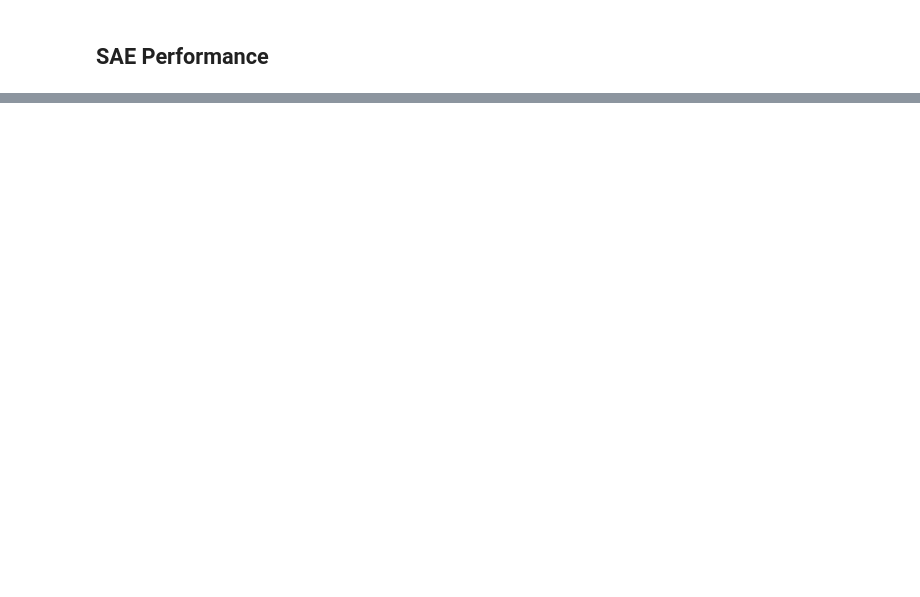
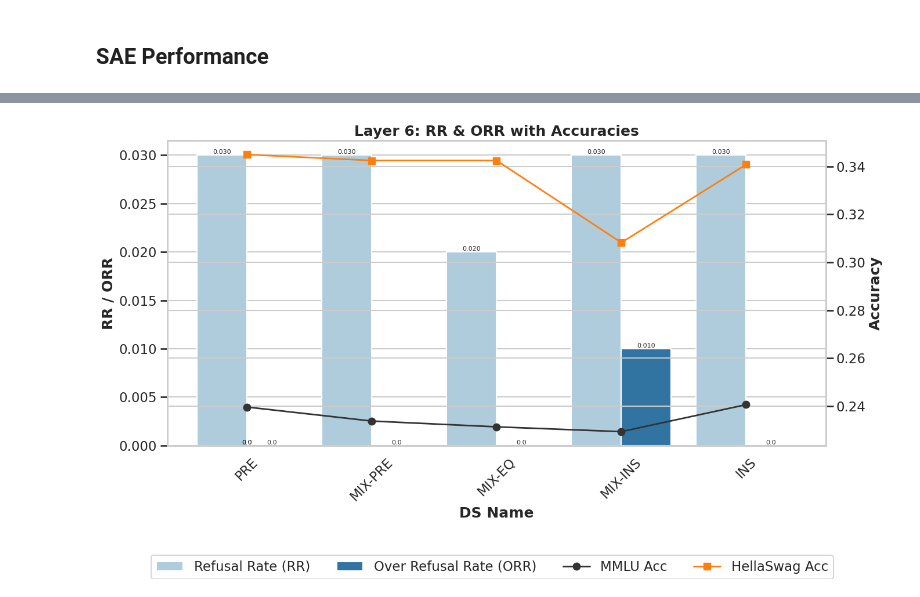
Before and after one commit to MisterXY89/sae-refusal-eval, a Jupyter notebook: src/result-reporting.ipynb, the cells around one changed output, grey strips where cells are left out. Drawn from its saved outputs; the diff is of its cells as text; code cells hidden in the pictures; blank space fills up the shorter version.

```diff
--- a/src/result-reporting.ipynb
+++ b/src/result-reporting.ipynb
@@ -611,0 +674,94 @@ merged_df
+# %%
+def plot_sae_perf(merged_df: pd.DataFrame,
+                  results_path: str = "results/visualizations",
+                  filename_template: str = "layer_{layer}_rr_orr_acc.png"):
+    """
+    For each layer, draw RR & ORR bars (with 'PRE' shown as regular datapoint),
+    and overlay MMLU & HellaSwag accuracy lines.
+
+    X-axis order fixed to: PRE, MIX-PRE, MIX-EQ, MIX-INS, INS.
+    """
+    Path(results_path).mkdir(parents=True, exist_ok=True)
+
+    merged_df = merged_df.copy()
+
+    merged_df.loc[(merged_df['ds_name'] == 'PRE') & (merged_df['layer'] == 24), 'layer'] = 25
+
+    layers = sorted(merged_df['layer'].unique())
+    desired_order = ['PRE', 'MIX-PRE', 'MIX-EQ', 'MIX-INS', 'INS']
+    rename_map = {'rr': 'Refusal Rate (RR)', 'orr': 'Over Refusal Rate (ORR)'}
+
+    for layer in layers:
+        df_layer = merged_df[merged_df['layer'] == layer].copy()
+
+        # aggregate in case of multiple seeds per ds_name
+        df_plot = (
+            df_layer.groupby('ds_name', as_index=False)
+                    .agg({
+                        'rr': 'mean',
+                        'orr': 'mean',
+                        'mmlu_acc': 'mean',
+                        'hellaswag_acc': 'mean'
+                    })
+        )
+
+        # categorical sort
+        df_plot['ds_name'] = pd.Categorical(df_plot['ds_name'],
+                                            categories=desired_order,
+                                            ordered=True)
+        df_plot = (df_plot
+                   .dropna(subset=['rr','orr'], how='all')
+                   .sort_values('ds_name')
+                   .reset_index(drop=True))
+
+        # melt for barplot
+        df_long = df_plot.melt(
+            id_vars='ds_name', value_vars=['rr','orr'],
+            var_name='metric', value_name='value'
+        )
+        df_long['metric'] = df_long['metric'].map(rename_map)
+
+        sns.set_theme(style="whitegrid", context="talk")
+        fig, ax1 = plt.subplots(figsize=(14, 8))
+
+        sns.barplot(
+            data=df_long,
+            x='ds_name', y='value', hue='metric',
+            order=desired_order,
+            palette='Paired', ax=ax1
+        )
+        if ax1.legend_:
+            ax1.legend_.remove()
+
+        for bar in ax1.patches:
+            h = bar.get_height()
+            lbl = '0.0' if h == 0 else f"{h:.3f}"
+            ax1.annotate(lbl,
+                         xy=(bar.get_x() + bar.get_width() / 2, h),
+                         ha='center', va='bottom', fontsize=8)
+
+        ax1.set_xlabel("DS Name", weight='bold')
+        ax1.set_ylabel("RR / ORR", weight='bold')
+        ax1.set_title(f"Layer {layer}: RR & ORR with Accuracies", weight='bold')
+        ax1.tick_params(axis='x', rotation=45)
+
+        ax2 = ax1.twinx()
+        x = np.arange(len(df_plot))
+        ax2.plot(x, df_plot['mmlu_acc'], '-o', color='#333333', label='MMLU Acc', linewidth=2)
+        ax2.plot(x, df_plot['hellaswag_acc'], '-s', color='#FF7F0E', label='HellaSwag Acc', linewidth=2)
+        ax2.set_ylabel("Accuracy", weight='bold')
+
+        h1, l1 = ax1.get_legend_handles_labels()
+        h2, l2 = ax2.get_legend_handles_labels()
+        fig.legend(h1 + h2, l1 + l2,
+                   loc='lower center', ncol=len(l1 + l2), borderaxespad=0.)
+
+        plt.tight_layout(rect=[0, 0.08, 1, 1])
+        save_path = Path(results_path) / filename_template.format(layer=layer)
+        plt.savefig(save_path, dpi=150, bbox_inches='tight')
+        plt.show()
+        print(f"-> saved to {save_path}")
+
+plot_sae_perf(merged_df)
+# %% [output]
+[figure, added]
```
Also changed, not shown: parts of 29 cells of this notebook, 4 other files.
